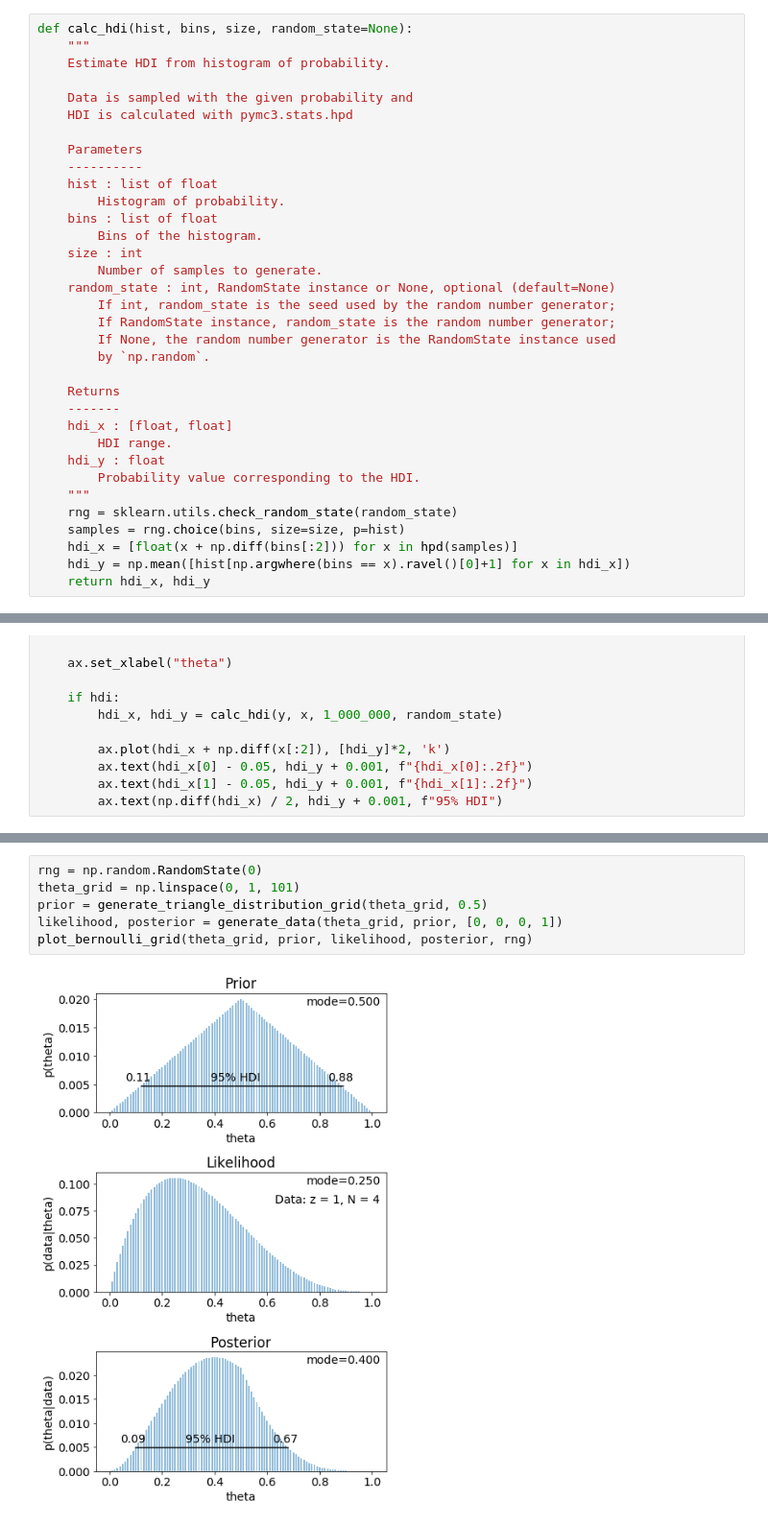
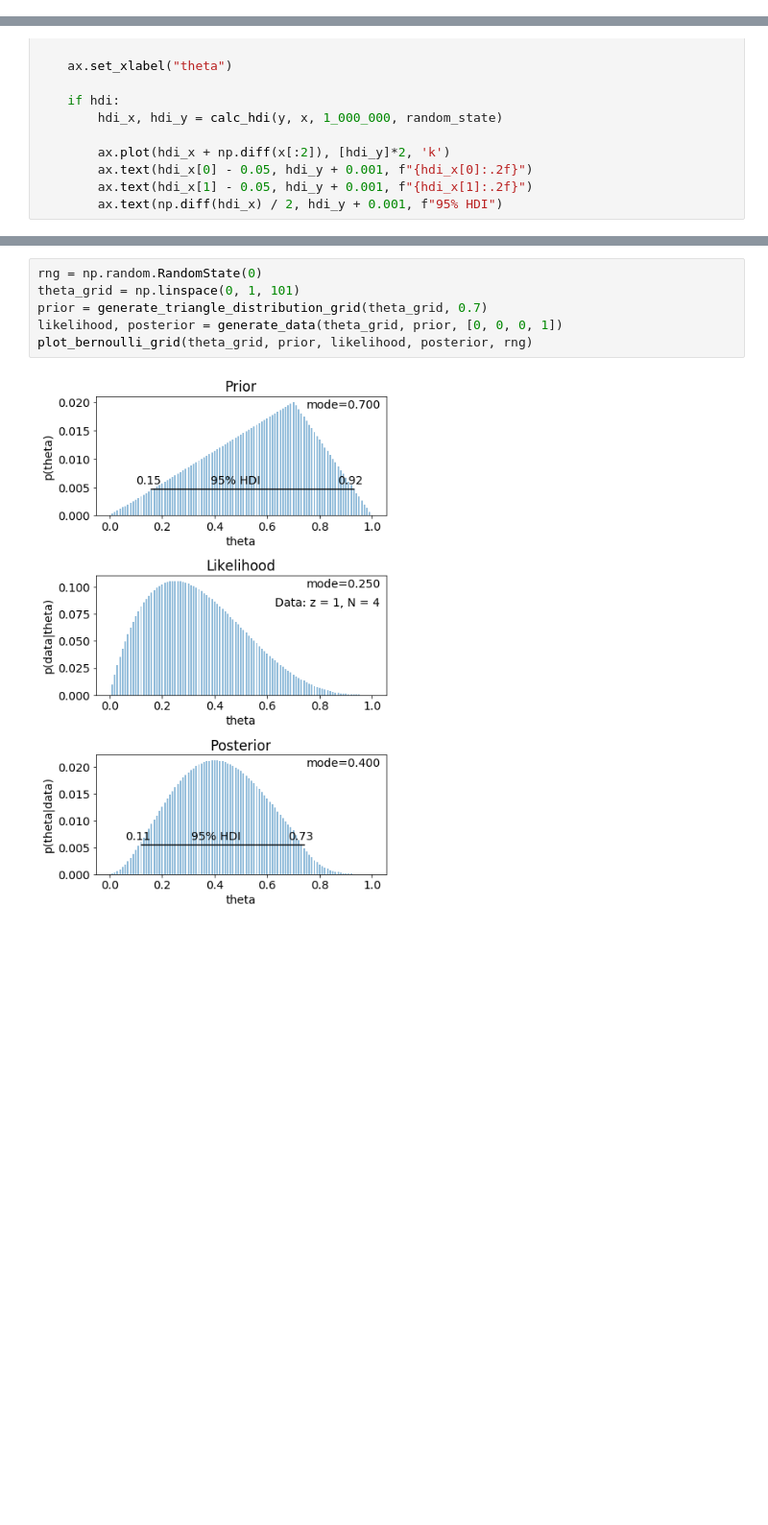
Before and after one commit to anhnguyendepocen/doing_bayesian_data_analysis-1, a Jupyter notebook: 5-bayes_rule/bernoulli_trials_grid.ipynb, the cells around one changed output, grey strips where cells are left out. Shown at 96% size. Saved outputs shown, nothing was run; the diff lists cells and outputs as text; blank space fills up the shorter version.

```diff
--- a/5-bayes_rule/bernoulli_trials_grid.ipynb
+++ b/5-bayes_rule/bernoulli_trials_grid.ipynb
@@ -79,40 +79,6 @@ def generate_data(theta_grid, prior, data):
     posterior = likelihood * prior / evidence
 
     return likelihood, posterior
-# %%
-def calc_hdi(hist, bins, size, random_state=None):
-    """
-    Estimate HDI from histogram of probability.
-
-    Data is sampled with the given probability and
-    HDI is calculated with pymc3.stats.hpd
-
-    Parameters
-    ----------
-    hist : list of float
-        Histogram of probability.
-    bins : list of float
-        Bins of the histogram.
-    size : int
-        Number of samples to generate.
-    random_state : int, RandomState instance or None, optional (default=None)
-        If int, random_state is the seed used by the random number generator;
-        If RandomState instance, random_state is the random number generator;
-        If None, the random number generator is the RandomState instance used
-        by `np.random`.
-
-    Returns
-    -------
-    hdi_x : [float, float]
-        HDI range.
-    hdi_y : float
-        Probability value corresponding to the HDI.
-    """
-    rng = sklearn.utils.check_random_state(random_state)
-    samples = rng.choice(bins, size=size, p=hist)
-    hdi_x = [float(x + np.diff(bins[:2])) for x in hpd(samples)]
-    hdi_y = np.mean([hist[np.argwhere(bins == x).ravel()[0]+1] for x in hdi_x])
-    return hdi_x, hdi_y
 # %%
 def single_plot(ax, x, y, hdi=False, random_state=None):
     """
@@ -201,8 +202,8 @@ def plot_bernoulli_grid(theta_grid, prior, likelihood, posterior, rng):
 # %%
 rng = np.random.RandomState(0)
 theta_grid = np.linspace(0, 1, 101)
-prior = generate_triangle_distribution_grid(theta_grid, 0.5)
+prior = generate_triangle_distribution_grid(theta_grid, 0.7)
 likelihood, posterior = generate_data(theta_grid, prior, [0, 0, 0, 1])
 plot_bernoulli_grid(theta_grid, prior, likelihood, posterior, rng)
 # %% [output]
-[figure, old version]
+[figure, new version]
```
Also changed, not shown: parts of 2 cells of this notebook.
